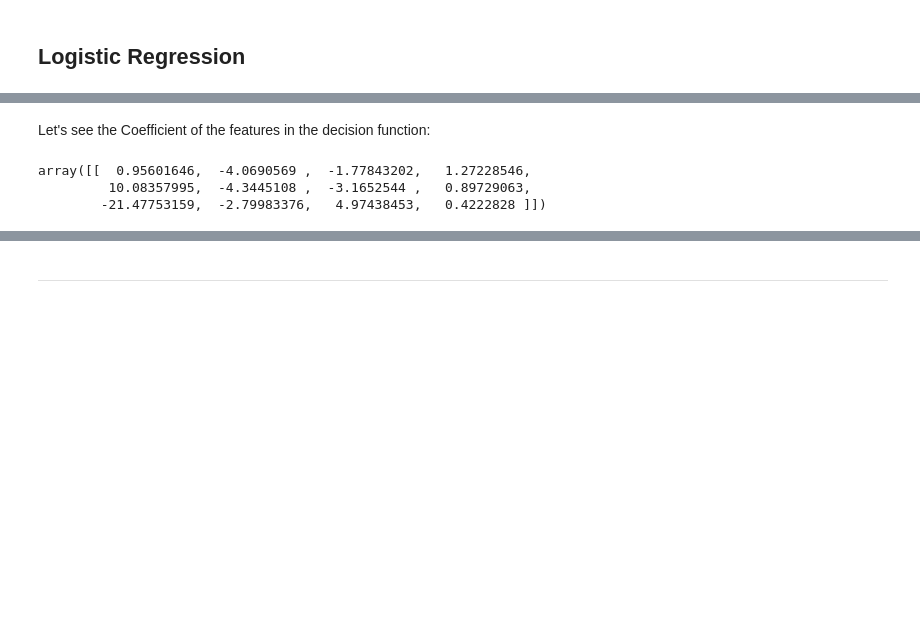
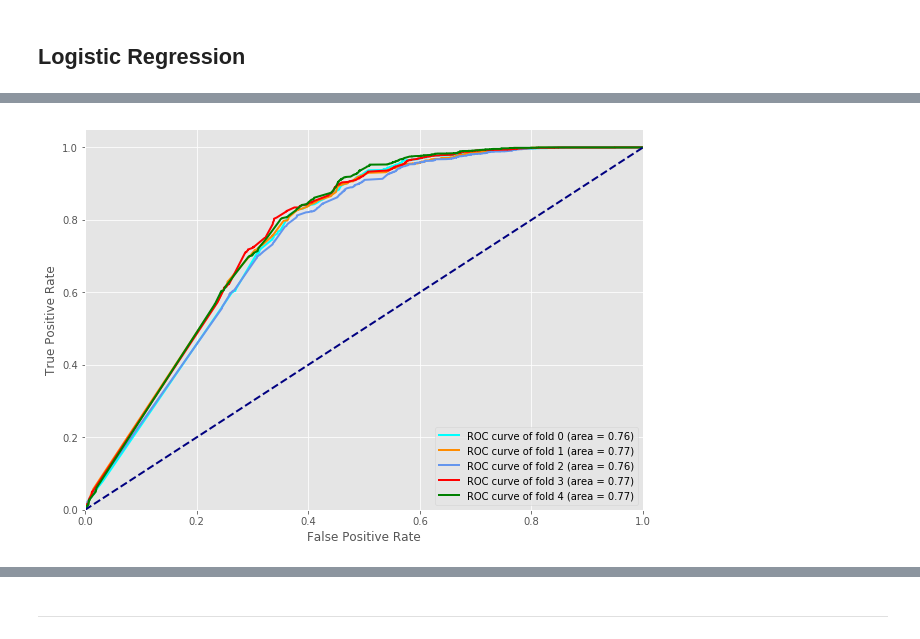
Before and after one commit to tyanay/Data-mining-project, a Jupyter notebook: Data mining project.ipynb, the cells around one changed output, grey strips where cells are left out. Saved outputs shown, nothing was run; the diff lists cells and outputs as text; code cells hidden in the pictures; blank space fills up the shorter version.

Commit message:
ROC train and test for all the folds

```diff
--- a/Data mining project.ipynb
+++ b/Data mining project.ipynb
@@ -456,6 +456,27 @@ def plot_ROC(fpr, tpr, auc):
     #plt.title('ROC Curve')
     plt.legend(loc="lower right")
     plt.show()
+# %%
+# plot multi graph of ROC\
+def plot_multi_ROC(fpr_list, tpr_list, auc_list):
+    plt.figure(figsize=(10,7))
+
+    colors = ['aqua', 'darkorange', 'cornflowerblue', 'red', 'green']
+    lw = 2
+
+    for i in range(len(fpr_list)):
+        plt.plot(fpr_list[i], tpr_list[i], color=colors[i], lw=lw,
+                 label='ROC curve of fold {0} (area = {1:0.2f})'
+                 ''.format(i, auc_list[i]))
+
+    plt.plot([0, 1], [0, 1], color='navy', lw=2, linestyle='--')
+    plt.xlim([0, 1])
+    plt.ylim([0, 1.05])
+    plt.xlabel('False Positive Rate')
+    plt.ylabel('True Positive Rate')
+    #plt.title('ROC Curve')
+    plt.legend(loc="lower right")
+    plt.show()
 # %%
 fpr, tpr, thresholds, auc = {}, {}, {}, {}  # We will use these dictionaries for the plotting, and finaly for comparing the models' ROC.
                                             # Key = model name.
@@ -593,8 +658,4 @@ Predict negative                1344               10715
-# %% [markdown]
-Let's see the Coefficient of the features in the decision function:
-# %%
-lr.coef_
-# %% [output]
-array([[  0.95601646,  -4.0690569 ,  -1.77843202,   1.27228546,
-         10.08357995,  -4.3445108 ,  -3.1652544 ,   0.89729063,
-        -21.47753159,  -2.79983376,   4.97438453,   0.4222828 ]])
+# %%
+plot_multi_ROC(fpr_list, tpr_list, auc_list)
+# %% [output]
+[figure, added]
```
Also changed, not shown: parts of 12 cells of this notebook.
